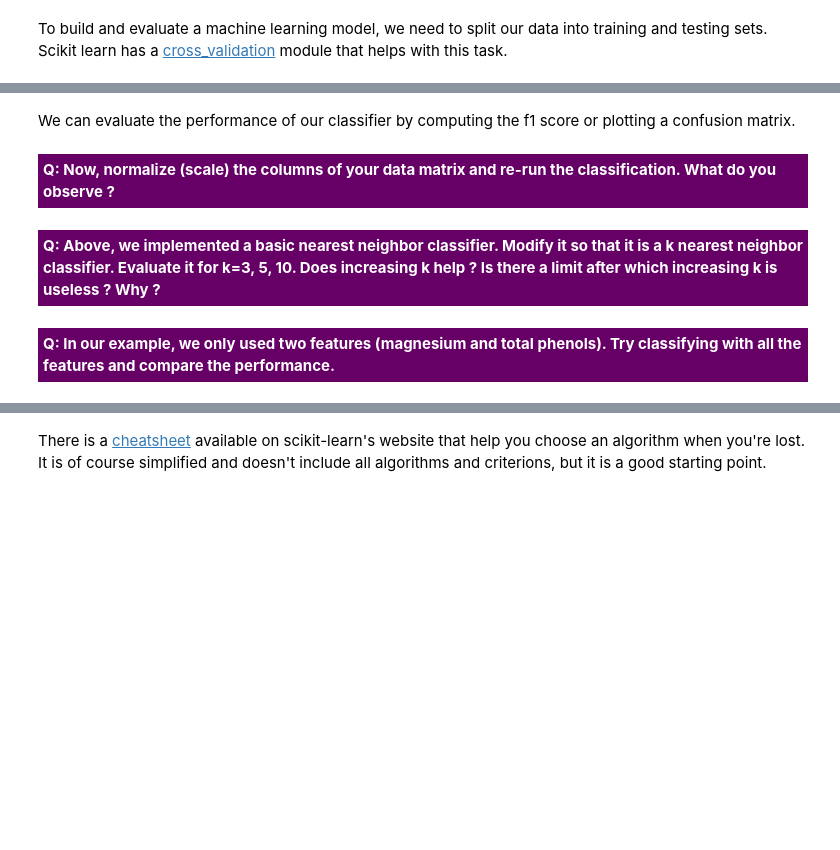
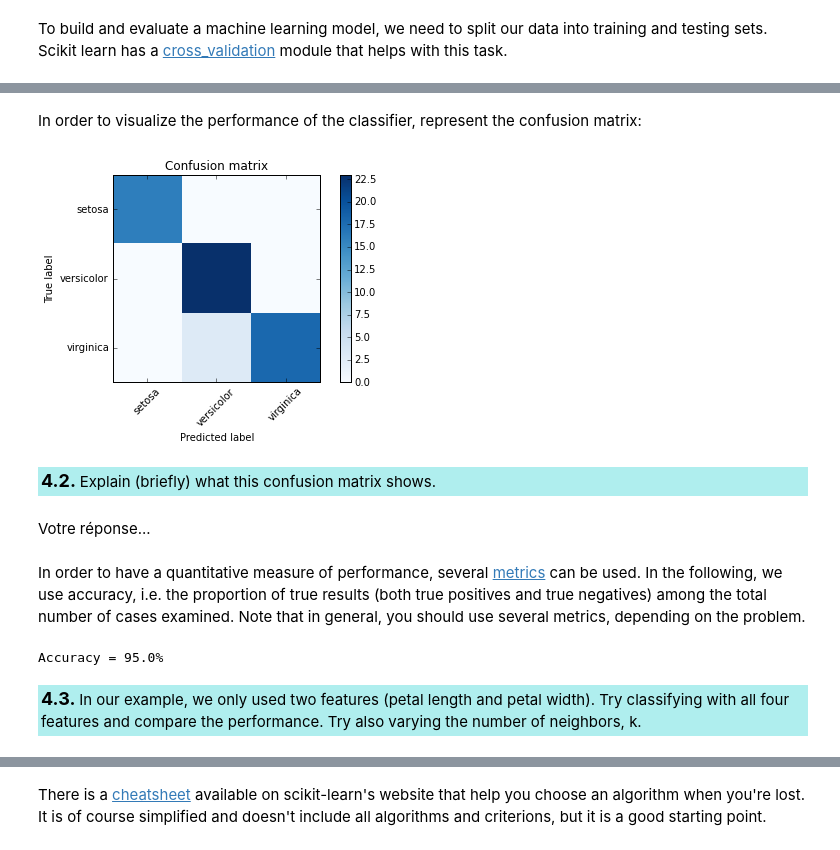
Before and after one commit to LFA2016/LFA2016.github.io, a Jupyter notebook: labo/intro_ipython/intro_ipython.ipynb, the cells around one changed output, grey strips where cells are left out. Cells and saved outputs as stored; diff of their text form; code cells hidden in the pictures; blank space fills up the shorter version.

```diff
--- a/labo/intro_ipython/intro_ipython.ipynb
+++ b/labo/intro_ipython/intro_ipython.ipynb
@@ -342,7 +209,0 @@ We'll call our data matrix $X$ and our label vector $y$. As an example, we'll us
-# %%
-# only the data
-#X_2d = df.drop("class", axis=1).as_matrix()
-X = df[['magnesium', 'total phenols']].as_matrix()
-y = df['class'].as_matrix()
-print "X shape : ", X.shape
-print "y shape : ", y.shape
@@ -376,9 +212,9 @@ To build and evaluate a machine learning model, we need to split our data into t
 # %%
 from sklearn import cross_validation
 # train and test are indices arrays containing the indices of train/test samples
-train, test = cross_validation.train_test_split(
-    np.arange(X.shape[0]), test_size=0.4, random_state=42 # we fix random state for reproducibility)
+X_train, X_test, y_train, y_test = cross_validation.train_test_split(
+    X, Y, test_size=0.4, random_state=0 # we fix random state for reproducibility)
 )
 
-print "train shape : ", train.shape
-print "test shape  : ", test.shape
+print("train shape : ", train.shape)
+print("test shape  : ", test.shape)
@@ -427,2 +231,12 @@ print "y_pred : ", y_test_pred
+# %%
+from sklearn import neighbors
+
+n_neighbors = 5 # k=5, i.e. 5-nearest neighbors
+
+clf = neighbors.KNeighborsClassifier(n_neighbors)
+clf.fit(X_train, y_train)
+
+# predict class of entries in the test set
+pred_kNN = clf.predict(X_test)
 # %% [markdown]
-We can evaluate the performance of our classifier by computing the f1 score or plotting a confusion matrix.
+In order to visualize the performance of the classifier, represent the confusion matrix:
@@ -458,6 +243,31 @@ print skmetrics.classification_report(y_true=y[test], y_pred=y_test_pred)
-# %% [markdown]
-<p style="background-color:#660066; color:#fff;padding:5px; font-weight:bold">Q: Now, normalize (scale) the columns of your data matrix and re-run the classification. What do you observe ?</p>
-# %% [markdown]
-<p style="background-color:#660066; color:#fff;padding:5px; font-weight:bold">Q: Above, we implemented a basic nearest neighbor classifier. Modify it so that it is a k nearest neighbor classifier. Evaluate it for k=3, 5, 10. Does increasing k help ? Is there a limit after which increasing k is useless ? Why ?</p>
+# %%
+from sklearn.metrics import confusion_matrix
+
+def plot_confusion_matrix_iris(cm, title='Confusion matrix', cmap=plt.cm.Blues):
+    plt.imshow(cm, interpolation='nearest', cmap=cmap)
+    plt.title(title)
+    plt.colorbar()
+    tick_marks = np.arange(len(iris.target_names))
+    plt.xticks(tick_marks, iris.target_names, rotation=45)
+    plt.yticks(tick_marks, iris.target_names)
+    plt.tight_layout()
+    plt.ylabel('True label')
+    plt.xlabel('Predicted label')
+cm = confusion_matrix(y_test,pred_kNN)
+plot_confusion_matrix_iris(cm)
+# %% [output]
+[figure, added]
+# %% [markdown]
+<p style="background-color:#AFEEEE;padding:3px"><font size="4"><b>4.2. </b></font> Explain (briefly) what this confusion matrix shows.</p>
+# %% [markdown]
+Votre réponse...
+# %% [markdown]
+In order to have a quantitative measure of performance, several <a href="https://en.wikipedia.org/wiki/Precision_and_recall">metrics</a> can be used. In the following, we use accuracy, i.e. the proportion of true results (both true positives and true negatives) among the total number of cases examined. Note that in general, you should use several metrics, depending on the problem.
+# %%
+from sklearn.metrics import accuracy_score
+acc = accuracy_score(y_test, pred_kNN)
+print('Accuracy = '+str(100*acc)+'%')
+# %% [output]
+Accuracy = 95.0%
 # %% [markdown]
-<p style="background-color:#660066; color:#fff;padding:5px; font-weight:bold">Q: In our example, we only used two features (magnesium and total phenols). Try classifying with all the features and compare the performance.</p>
+<p style="background-color:#AFEEEE;padding:3px"><font size="4"><b>4.3. </b></font> In our example, we only used two features (petal length and petal width). Try classifying with all four features and compare the performance. Try also varying the number of neighbors, k.</p>
```
Also changed, not shown: parts of 71 cells of this notebook, 2 other files.
